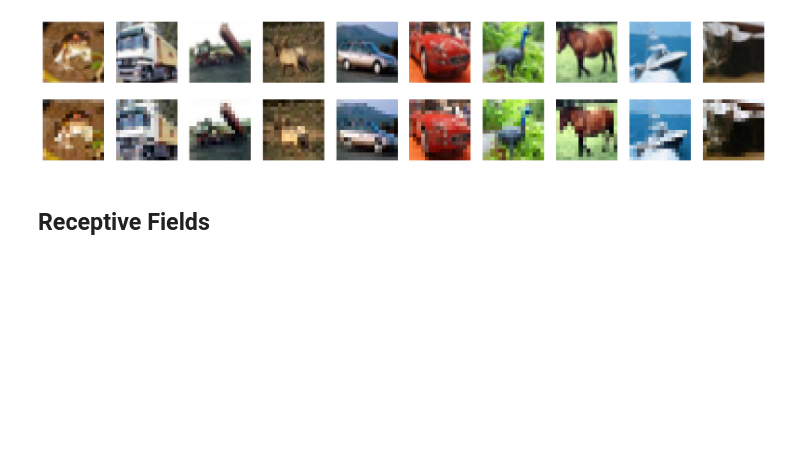
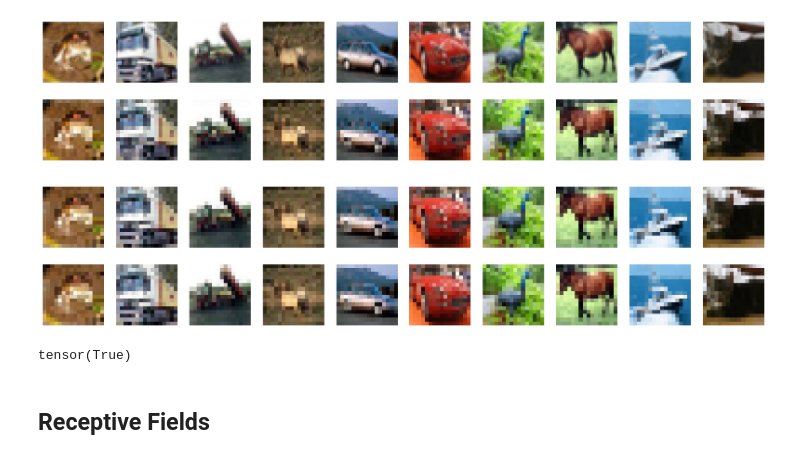
Before and after one commit to fabioseel/receptive-fields, a Jupyter notebook: src/evaluation.ipynb, the cells around one changed output. Drawn from its saved outputs; the diff is of its cells as text; code cells hidden in the pictures; blank space fills up the shorter version.

```diff
--- a/src/evaluation.ipynb
+++ b/src/evaluation.ipynb
@@ -87,6 +87,28 @@ for ax, im in zip(axes[1], processed):
     ax.axis('off')
 # %% [output]
 [figure]
+# %%
+from modules import space_to_depth, SpaceToDepth
+spd = space_to_depth()
+SPD = SpaceToDepth(old_spd_reorder=True)
+# %%
+imgs = next(iter(train_loader))
+processed_1 = spd(imgs[0])
+processed_2 = SPD(imgs[0])
+
+fig, axes = plt.subplots(2, 10, figsize=(20,4))
+for ax, im in zip(axes[0], processed_1):
+    ax.imshow(rescaleZeroOne(im.movedim(0,2)[...,3:6]), cmap='gray')
+    ax.axis('off')
+for ax, im in zip(axes[1], processed_2):
+    ax.imshow(rescaleZeroOne(im.movedim(0,2)[...,3:6]), cmap='gray')
+    ax.axis('off')
+# %% [output]
+[figure, added]
+# %%
+(processed_1 == processed_2).any()
+# %% [output]
+tensor(True)
 # %% [markdown]
 ## Receptive Fields
 # %%
```
Also changed, not shown: parts of 2 cells of this notebook, 3 other files.
